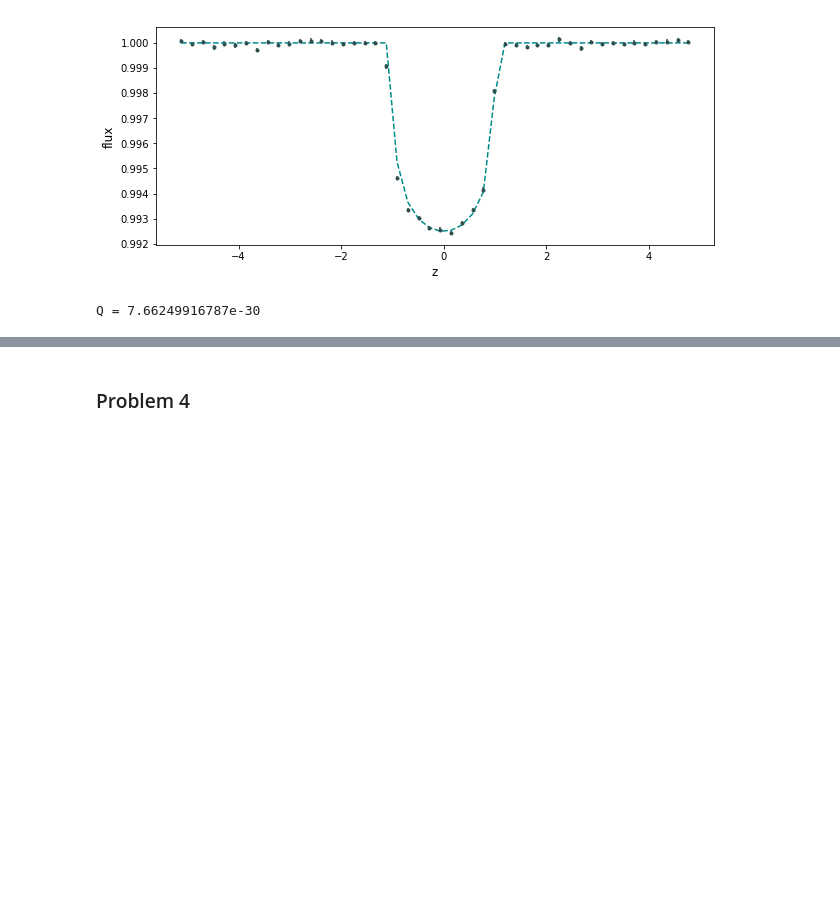
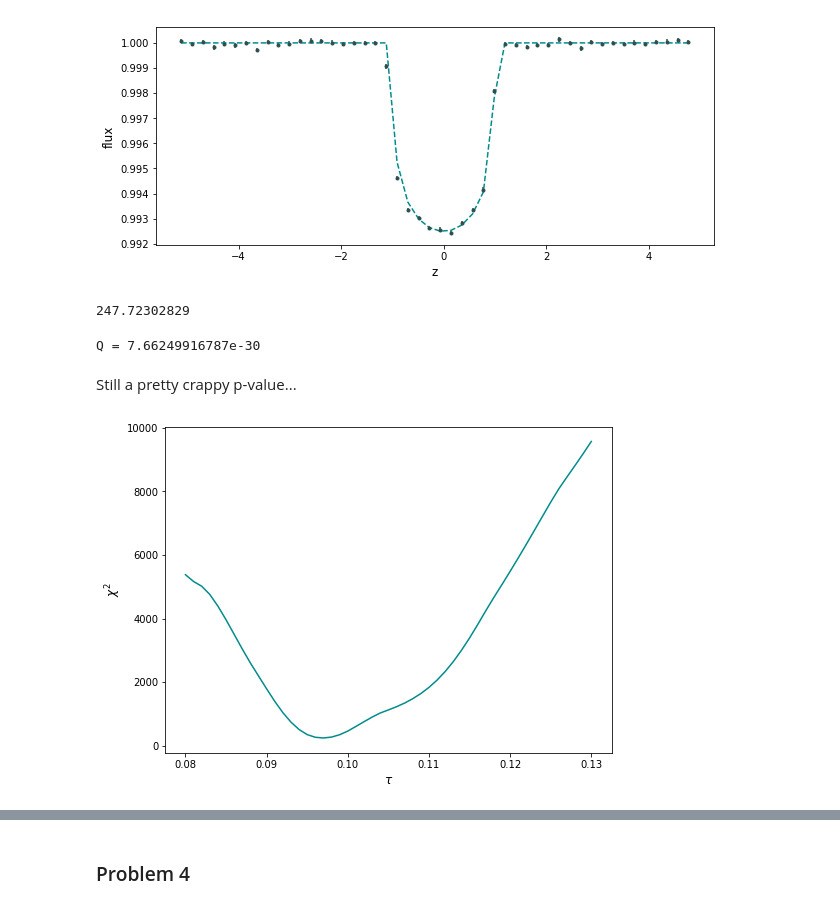
Before and after one commit to columbia-astro/problem-set-7-jicortes, a Jupyter notebook: HW7_jcortes.ipynb, the cells around one changed output, grey strips where cells are left out. Drawn from its saved outputs; the diff is of its cells as text; code cells hidden in the pictures; blank space fills up the shorter version.

```diff
--- a/HW7_jcortes.ipynb
+++ b/HW7_jcortes.ipynb
@@ -225,6 +227,10 @@ nu = N-M
 
 a = nu/2
 x = chi2_vals[chi2_min]/2
+# %%
+print chi2_vals[chi2_min]
+# %% [output]
+247.72302829
 # %%
 top = integrate.quad(gamma, x, np.inf)
 bottom = integrate.quad(gamma, 0, np.inf)
@@ -234,3 +240,13 @@ Q = top[0] / bottom[0]
 print "Q =", Q
 # %% [output]
 Q = 7.66249916787e-30
+# %% [markdown]
+Still a pretty crappy p-value...
+# %%
+plt.figure(figsize=(8,6))
+plt.plot(tau_vals, chi2_vals, color='darkcyan', ls='-')
+plt.xlabel(r'$\tau$', fontsize=12)
+plt.ylabel(r'$\chi^2$', fontsize=12)
+plt.show()
+# %% [output]
+[figure, added]
```
Also changed, not shown: parts of 16 cells of this notebook.
